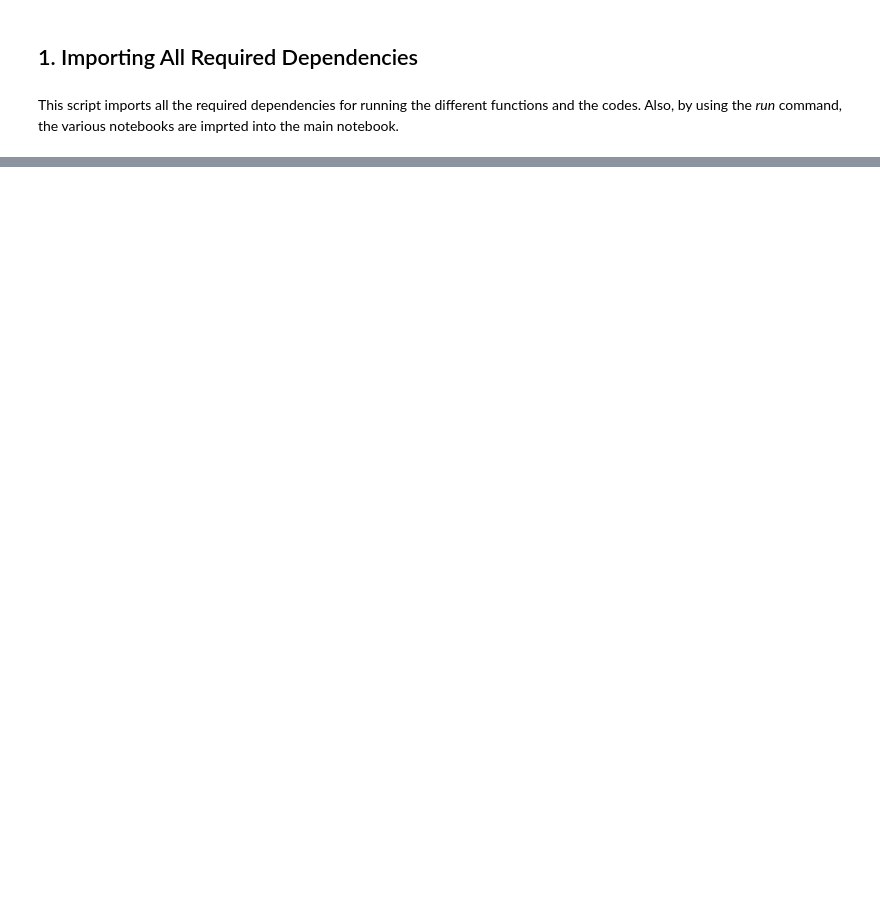
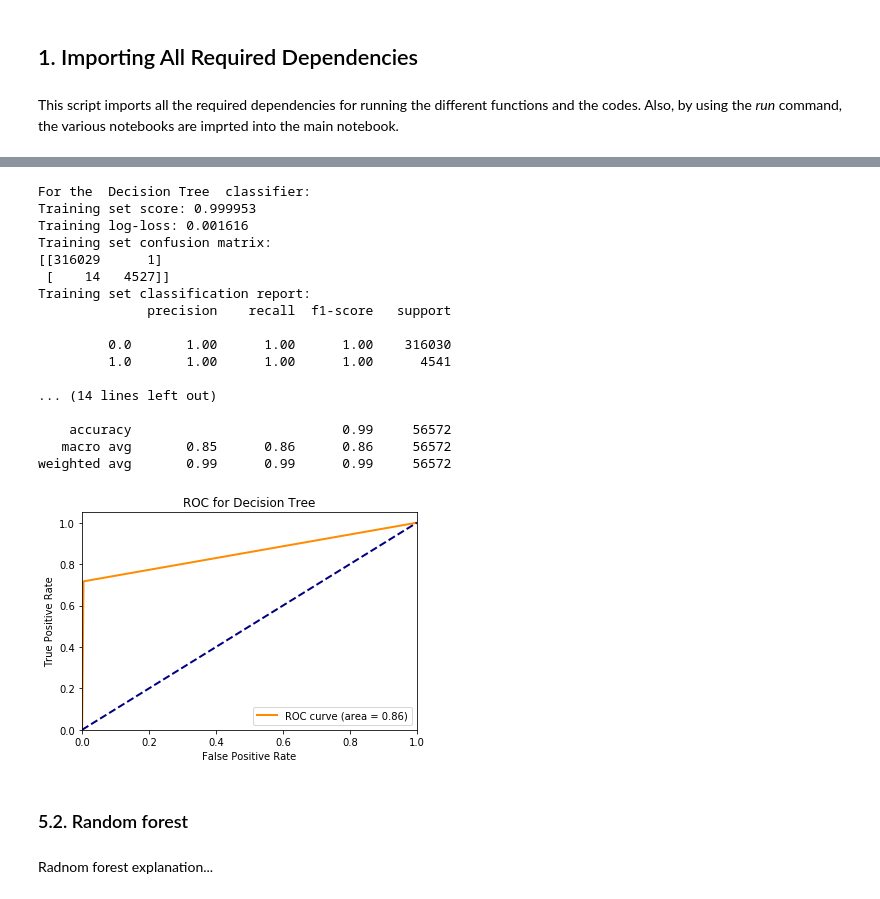
Before and after one commit to SABS-R3-projects/JA-ML, a Jupyter notebook: MAIN.ipynb, the cells around one changed output, grey strips where cells are left out. Drawn from its saved outputs; the diff is of its cells as text; code cells hidden in the pictures; blank space fills up the shorter version.

```diff
--- a/MAIN.ipynb
+++ b/MAIN.ipynb
@@ -33,0 +340,48 @@ classifiers = ["neural_network"]
+# %%
+def DecisionTree(X_train, y_train, X_test):
+
+    """Classification using Decision Tree
+
+    Args:
+        X_train: Predictor or feature values used for training
+        y_train: Response values used for training
+        X_test: Predictor or feature values used for predicting the response values using the classifier
+
+    Returns:
+        y_predicted_train: The predicted response values for the training dataset
+        y_predicted_test: The predicted response values for the test dataset
+
+    """
+
+    classifier = tree.DecisionTreeClassifier()
+    classifier = classifier.fit(X_train, y_train)
+    y_predicted_test = classifier.predict(X_test)
+    y_predicted_train = classifier.predict(X_train)
+    return y_predicted_train, y_predicted_test
+# %%
+y_predicted_train, y_predicted_test = DecisionTree(X_train, y_train, X_test)
+# %%
+model_evaluation(X_train, X_test, y_train, y_test, y_predicted_train, y_predicted_test, title='Decision Tree')
+# %% [output]
+For the  Decision Tree  classifier:
+Training set score: 0.999953
+Training log-loss: 0.001616
+Training set confusion matrix:
+[[316029      1]
+ [    14   4527]]
+Training set classification report:
+              precision    recall  f1-score   support
+
+         0.0       1.00      1.00      1.00    316030
+         1.0       1.00      1.00      1.00      4541
+
+... (14 lines left out)
+
+    accuracy                           0.99     56572
+   macro avg       0.85      0.86      0.86     56572
+weighted avg       0.99      0.99      0.99     56572
+[figure, added]
+# %% [markdown]
+### 5.2. Random forest
+# %% [markdown]
+Radnom forest explanation...
```
Also changed, not shown: parts of 45 cells of this notebook, 1 other file.
